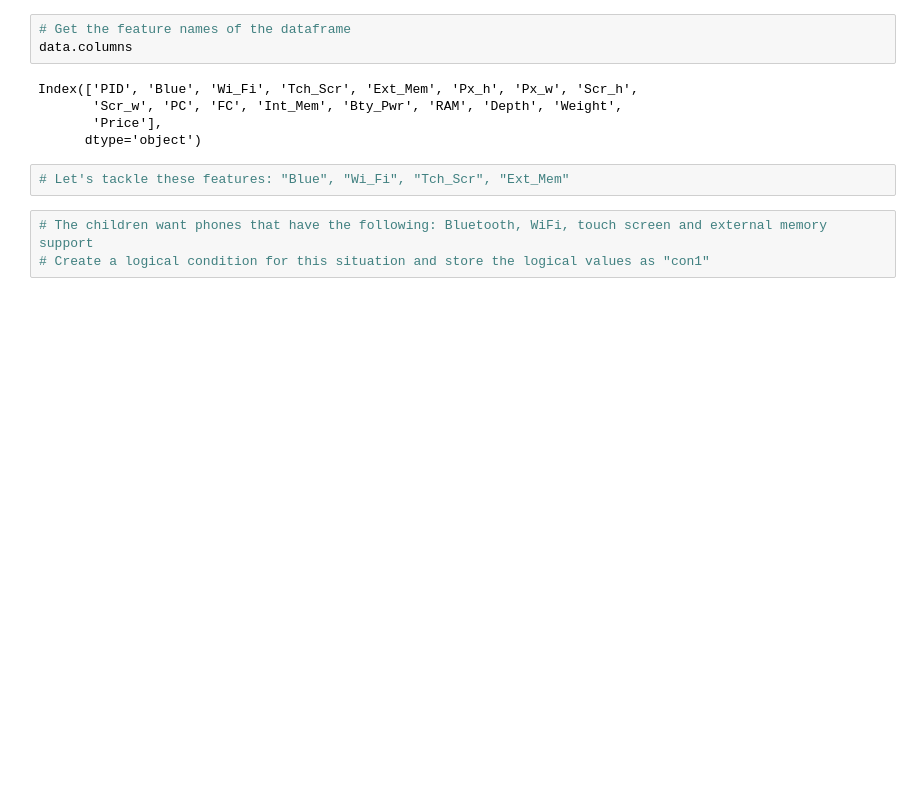
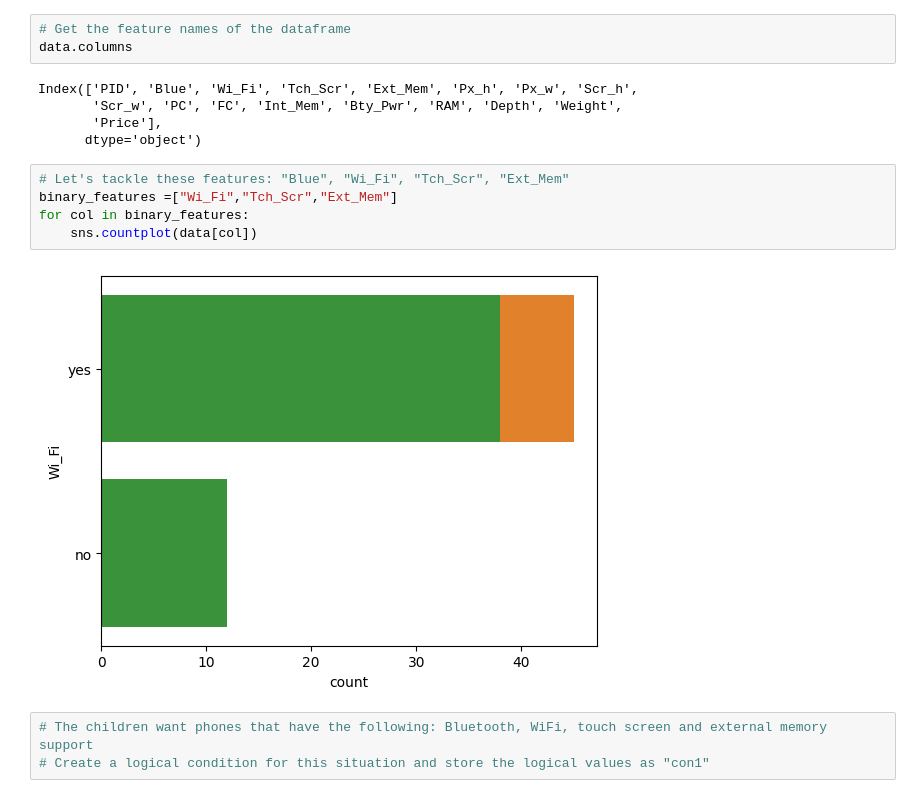
Before and after one commit to Subodhoraw/statistics-module-, a Jupyter notebook: Statistics Module Assignment.ipynb, the cells around one changed output. Cells and saved outputs as stored; diff of their text form; blank space fills up the shorter version.

```diff
--- a/Statistics Module Assignment.ipynb
+++ b/Statistics Module Assignment.ipynb
@@ -133,6 +133,11 @@ Index(['PID', 'Blue', 'Wi_Fi', 'Tch_Scr', 'Ext_Mem', 'Px_h', 'Px_w', 'Scr_h',
       dtype='object')
 # %%
 # Let's tackle these features: "Blue", "Wi_Fi", "Tch_Scr", "Ext_Mem"
+binary_features =["Wi_Fi","Tch_Scr","Ext_Mem"]
+for col in binary_features:
+    sns.countplot(data[col])
+# %% [output]
+[figure, added]
 # %%
 # The children want phones that have the following: Bluetooth, WiFi, touch screen and external memory support
 # Create a logical condition for this situation and store the logical values as "con1"
```
